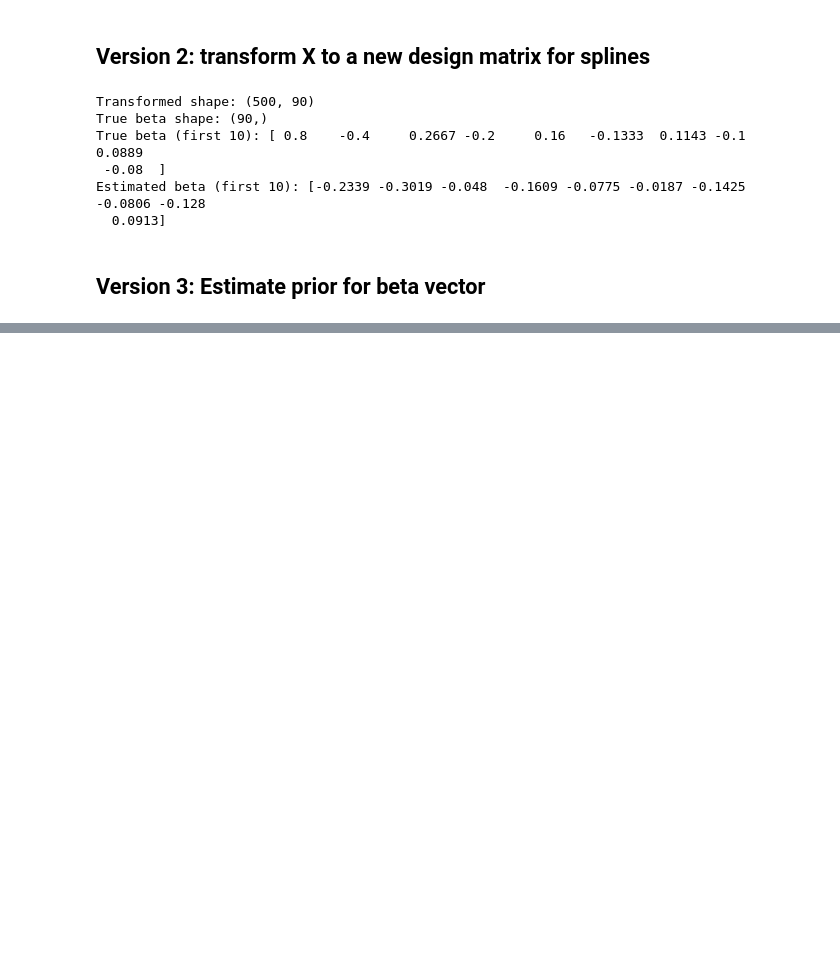
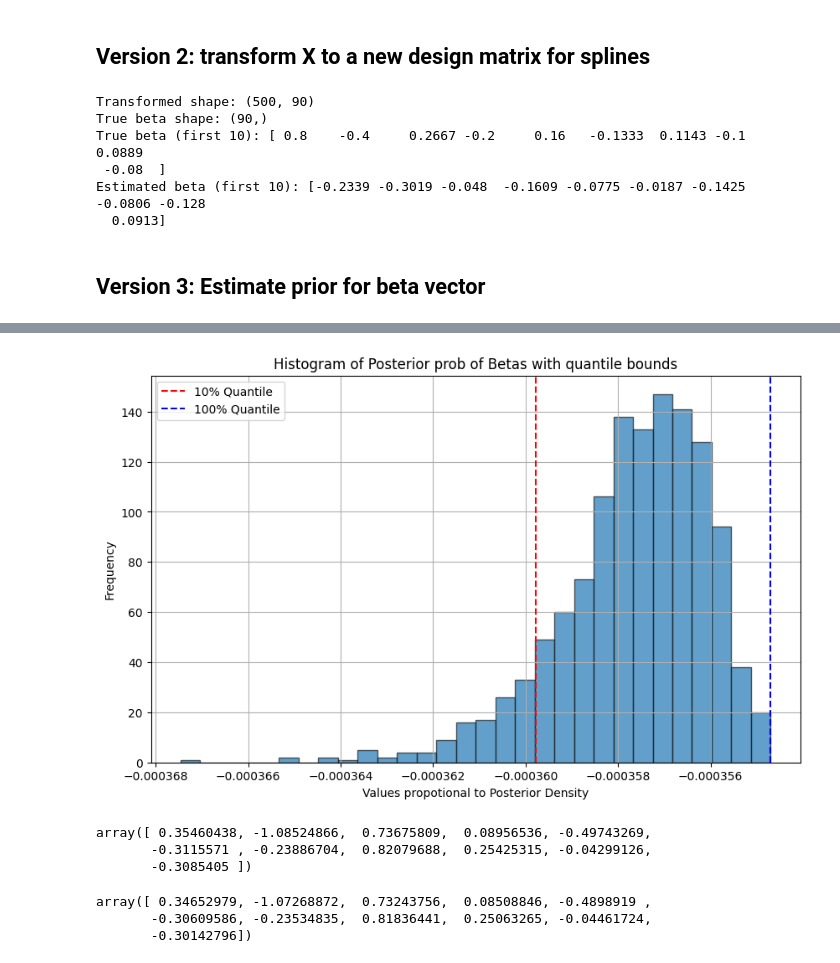
Before and after one commit to Gufeng-2002/5420_Final_Project, a Jupyter notebook: src/LogisticRegreTest.ipynb, the cells around one changed output, grey strips where cells are left out. Cells and saved outputs as stored; diff of their text form; code cells hidden in the pictures; blank space fills up the shorter version.

```diff
--- a/src/LogisticRegreTest.ipynb
+++ b/src/LogisticRegreTest.ipynb
@@ -237,0 +511,4 @@ Estimated beta (first 10): [-0.2339 -0.3019 -0.048  -0.1609 -0.0775 -0.0187 -0.1
+# %%
+plot_posterior_density_with_credible_interval(posterior_density_results)
+# %% [output]
+[figure, added]
@@ -237,0 +544,15 @@ Estimated beta (first 10): [-0.2339 -0.3019 -0.048  -0.1609 -0.0775 -0.0187 -0.1
+# %%
+beyesian_beta = bayesian_logistic_regression(X, y, B = y.shape[0])
+beyesian_beta
+# %% [output]
+array([ 0.35460438, -1.08524866,  0.73675809,  0.08956536, -0.49743269,
+       -0.3115571 , -0.23886704,  0.82079688,  0.25425315, -0.04299126,
+       -0.3085405 ])
+# %%
+# test the initial mle estimate
+mle_beta = lr.fit_logistic(X, y)
+mle_beta
+# %% [output]
+array([ 0.34652979, -1.07268872,  0.73243756,  0.08508846, -0.4898919 ,
+       -0.30609586, -0.23534835,  0.81836441,  0.25063265, -0.04461724,
+       -0.30142796])
```
Also changed, not shown: parts of 43 cells of this notebook.
